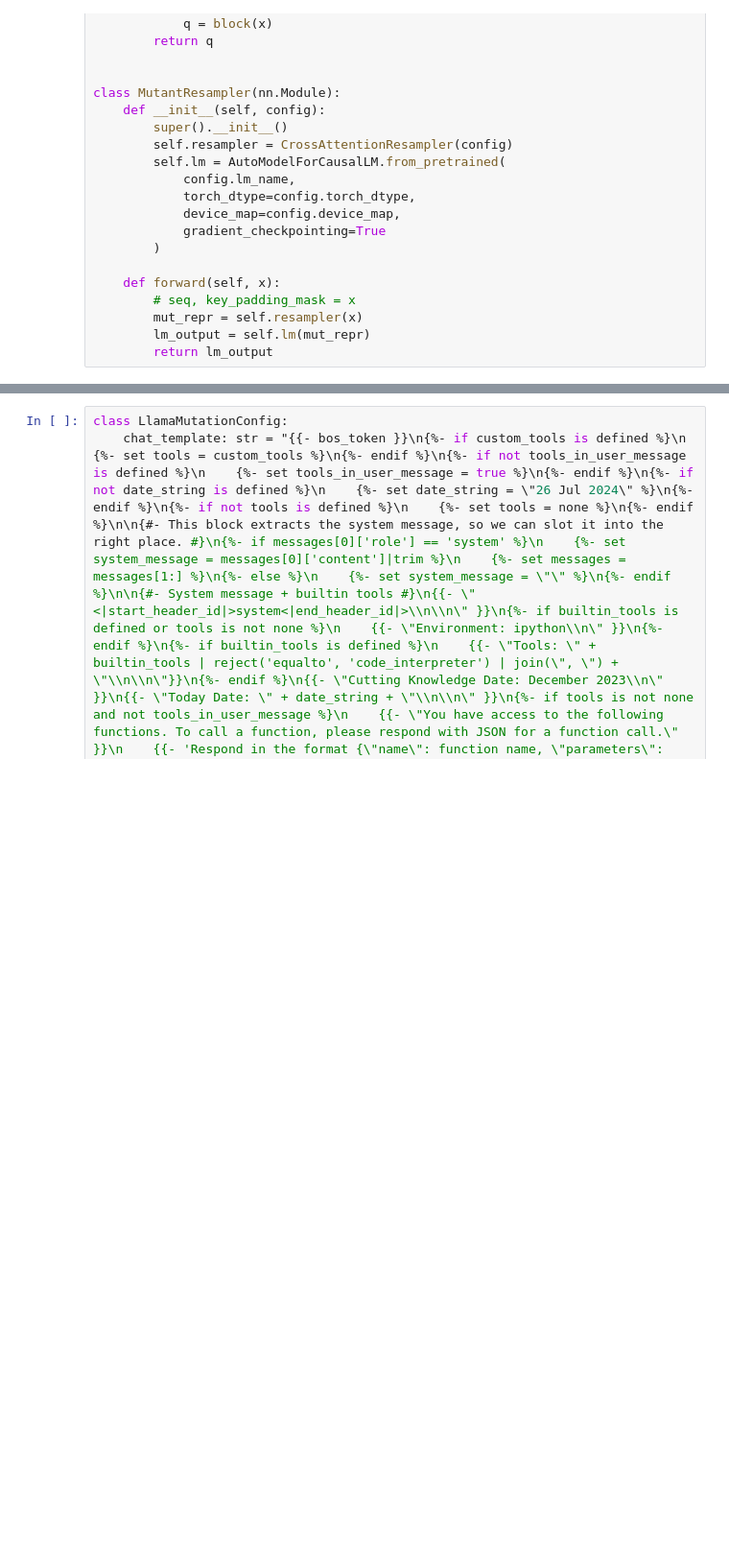
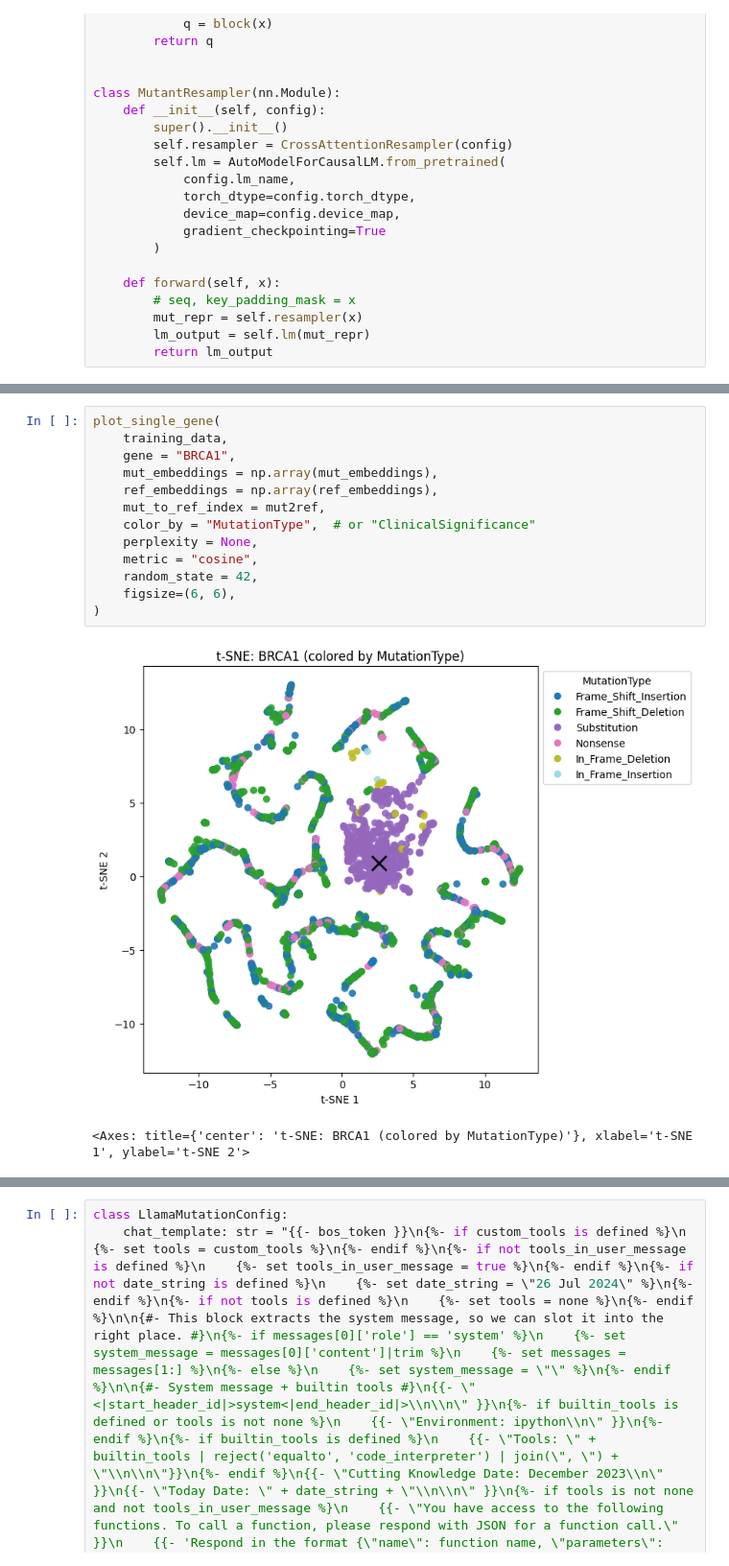
Before and after one commit to david-arredondo/MutationModel, a Jupyter notebook: model/model.ipynb, the cells around one changed output, grey strips where cells are left out. Shown at 96% size. Drawn from its saved outputs; the diff is of its cells as text; blank space fills up the shorter version.

```diff
--- a/model/model.ipynb
+++ b/model/model.ipynb
@@ -111,0 +1126,16 @@ class MutantResampler(nn.Module):
+# %%
+plot_single_gene(
+    training_data,
+    gene = "BRCA1",
+    mut_embeddings = np.array(mut_embeddings),
+    ref_embeddings = np.array(ref_embeddings),
+    mut_to_ref_index = mut2ref,
+    color_by = "MutationType",  # or "ClinicalSignificance"
+    perplexity = None,
+    metric = "cosine",
+    random_state = 42,
+    figsize=(6, 6),
+)
+# %% [output]
+[figure, added]
+<Axes: title={'center': 't-SNE: BRCA1 (colored by MutationType)'}, xlabel='t-SNE 1', ylabel='t-SNE 2'>
```
Also changed, not shown: parts of 42 cells of this notebook, 2 other files.
